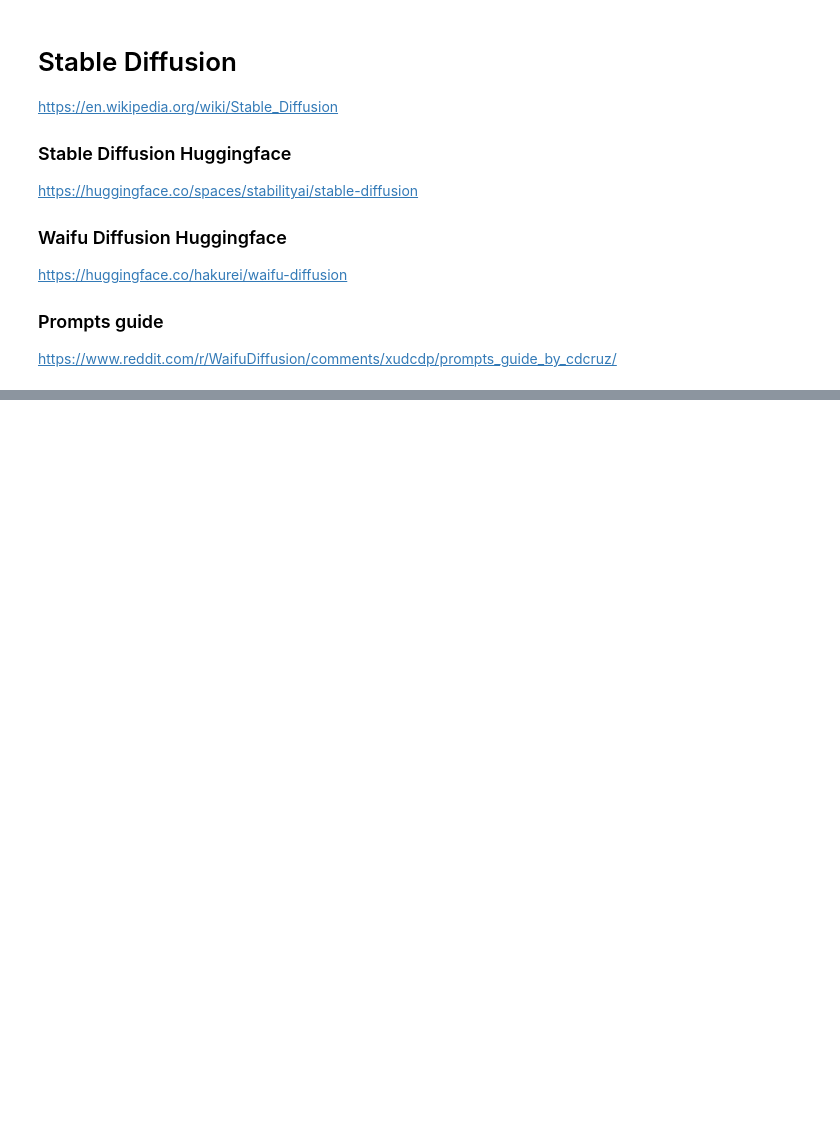
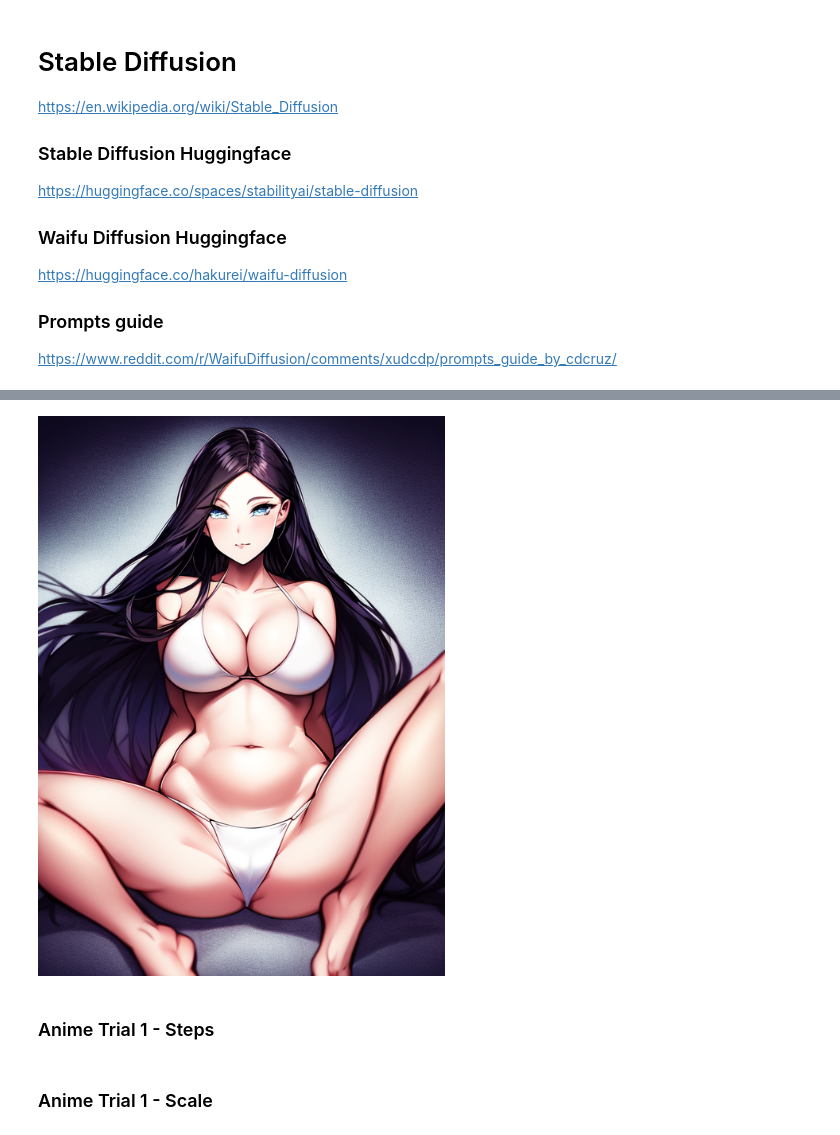
Before and after one commit to natsunoyuki/Data_Science, a Jupyter notebook: Stable Diffusion.ipynb, the cells around one changed output, grey strips where cells are left out. Saved outputs shown, nothing was run; the diff lists cells and outputs as text; code cells hidden in the pictures; blank space fills up the shorter version.

```diff
--- a/Stable Diffusion.ipynb
+++ b/Stable Diffusion.ipynb
@@ -49,19 +81,4 @@ pipe = load_pipeline(model_dir, device_name)
 # %%
-# Run diffuser pipeline.
-def run_pipe(prompt, negative_prompt = None,
-             steps = 60, width = 512, height = 704,
-             scale = 8.0, seed = 123, n_images = 1):
-    gen = torch.Generator(device = device_name).manual_seed(seed)
-    image_list = []
-    with torch.autocast("cuda"):
-        for i in range(n_images):
-            image = pipe(prompt, height = height, width = width,
-                         num_inference_steps = steps, guidance_scale = scale,
-                        negative_prompt = negative_prompt, generator = gen)
-            image_list.append(image)
-    return image_list
-
-
 prompt_0 = """((masterpiece)),(best quality),(8k),(beautiful detailed face),photorealistic,
 (perfect anatomy),(1girl),solo,long hair,(white bikini),(large breasts),spreading legs,
 (pleasured expression),slim,thin waist,(mature woman),perfect face,(cleavage)"""
@@ -71,7 +88,4 @@ negative_prompt = """(worst quality),(low quality),medium quality,deleted,lowres
 (disfigured),(poorly drawn face),mutation,mutated,extra limb,ugly,poorly drawn hands,two heads,
 child,kid,gross,mutilated,disgusting,horrible,scary,evil,old,conjoined"""
 
-images_0 = run_pipe(prompt_0, negative_prompt, steps = 60, width = 512, height = 704, scale = 8.0, seed = 123, n_images = 1)
+images_0 = run_pipe(pipe, prompt_0, negative_prompt, steps = 60, width = 512, height = 704, scale = 8.0, seed = 123, n_images = 1)
-# %%
-for i in range(len(images_0)):
-    display(images_0[i].images[0])
@@ -86,3 +91,0 @@ images_4 = run_pipe(prompt_4, negative_prompt, steps = 60, width = 600, height =
-# %%
-for i in range(len(images_4)):
-    display(images_4[i].images[0])
@@ -90,0 +96,8 @@ for i in range(len(images_4)):
+# %%
+images_00 = run_pipe(pipe, prompt_0, negative_prompt, steps = 60, width = 512, height = 704, scale = 8.0, seed = 1029384756, n_images = 1)
+# %%
+[display(i.images[0]) for i in images_00];
+# %% [output]
+[figure, added]
+# %% [markdown]
+### Anime Trial 1 - Steps
@@ -90,0 +111,2 @@ for i in range(len(images_4)):
+# %% [markdown]
+### Anime Trial 1 - Scale
```
Also changed, not shown: parts of 20 cells of this notebook.
